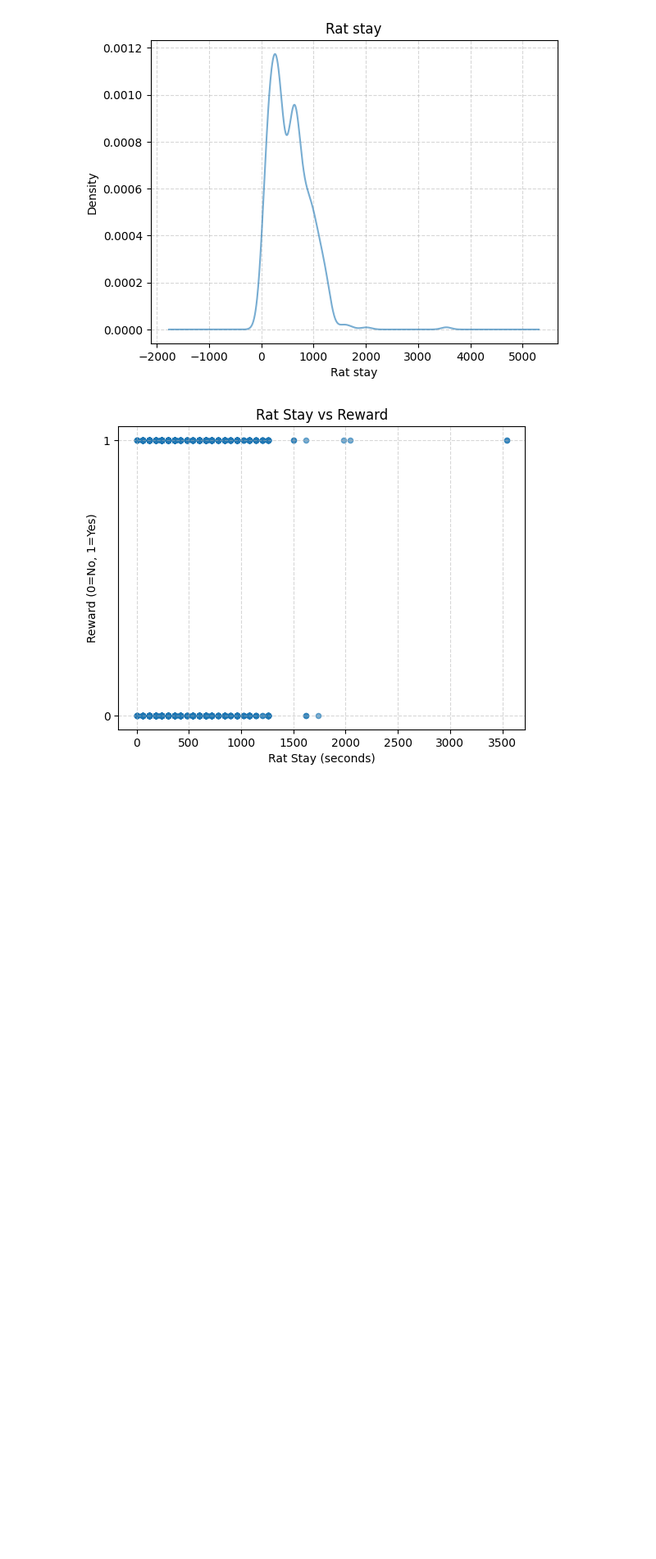
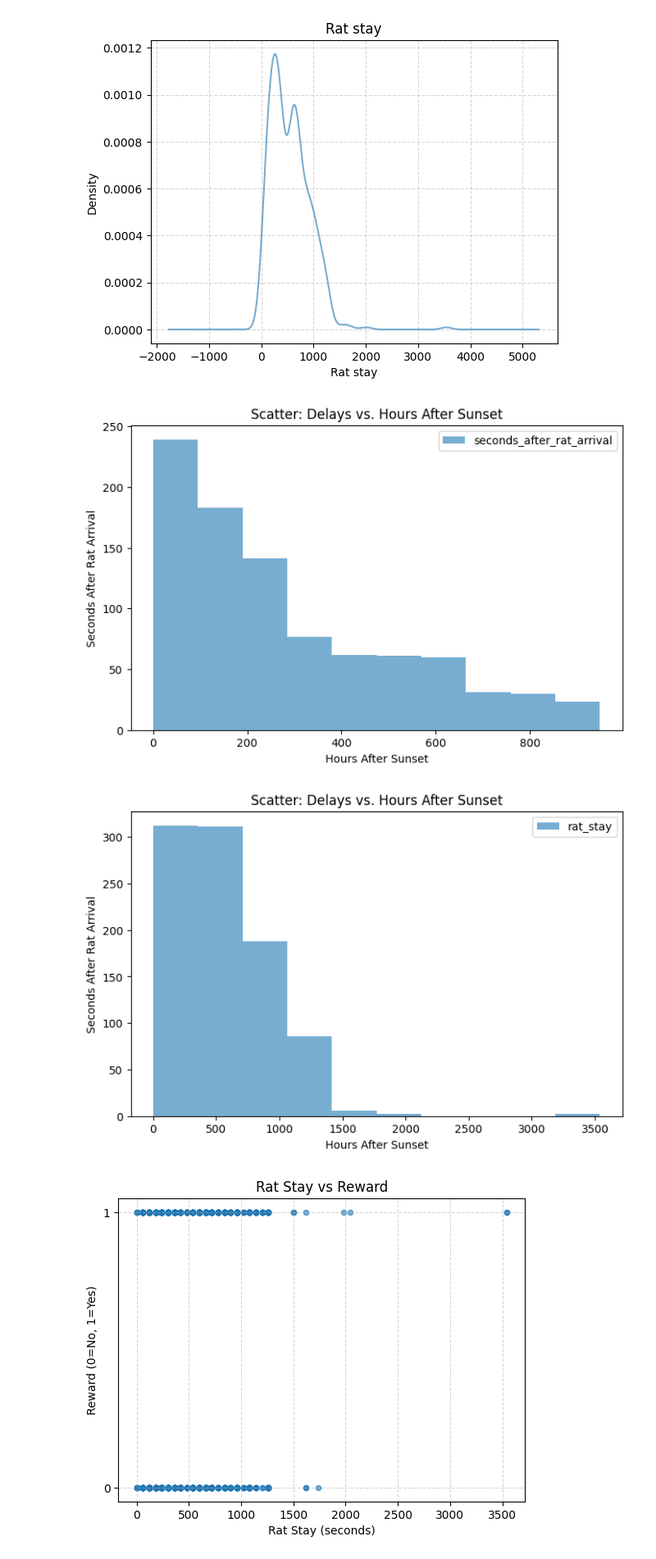
Before and after one commit to Roshan54321/Foundations_of_Data_Science_Assignment_2, a Jupyter notebook: assessment2.ipynb, the cells around one changed output. Shown at 82% size. Saved outputs shown, nothing was run; the diff lists cells and outputs as text; code cells hidden in the pictures; blank space fills up the shorter version.

```diff
--- a/assessment2.ipynb
+++ b/assessment2.ipynb
@@ -204,6 +236,23 @@ plt.show()
 [figure]
 [figure]
 [figure]
+# %%
+# Pandas Scatter Plot: Delays vs. hours_after_sunset (time of night effect)
+refined_dataset1.plot.hist(x='hours_after_sunset', y='seconds_after_rat_arrival', figsize=(8, 5), alpha=0.6)
+plt.title('Scatter: Delays vs. Hours After Sunset')
+plt.xlabel('Hours After Sunset')
+plt.ylabel('Seconds After Rat Arrival')
+plt.show()
+
+# Pandas Scatter Plot: Delays vs. hours_after_sunset (time of night effect)
+refined_dataset1.plot.hist(x='hours_after_sunset', y='rat_stay', figsize=(8, 5), alpha=0.6)
+plt.title('Scatter: Delays vs. Hours After Sunset')
+plt.xlabel('Hours After Sunset')
+plt.ylabel('Seconds After Rat Arrival')
+plt.show()
+# %% [output]
+[figure, added]
+[figure, added]
 # %%
 # 1. Scatter plot: rat_stay vs reward
 refined_dataset1.plot.scatter(
```
Also changed, not shown: parts of 3 cells of this notebook.
